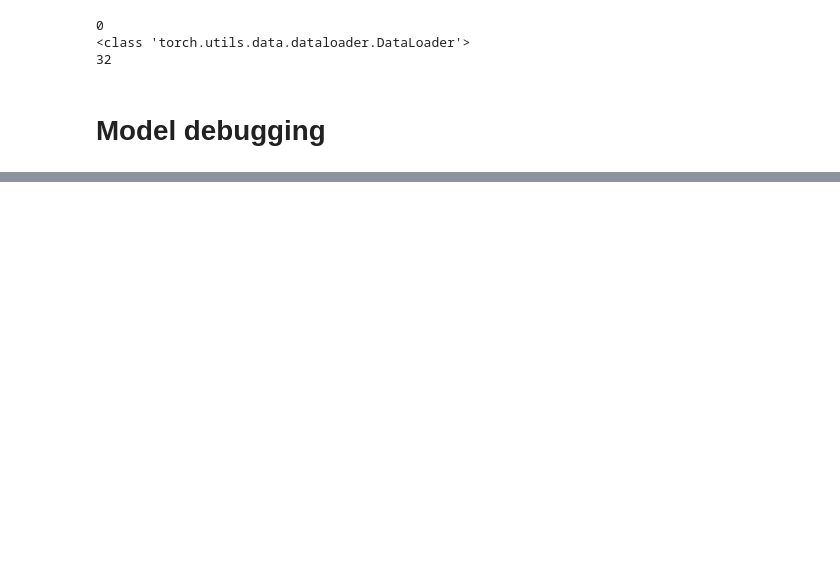
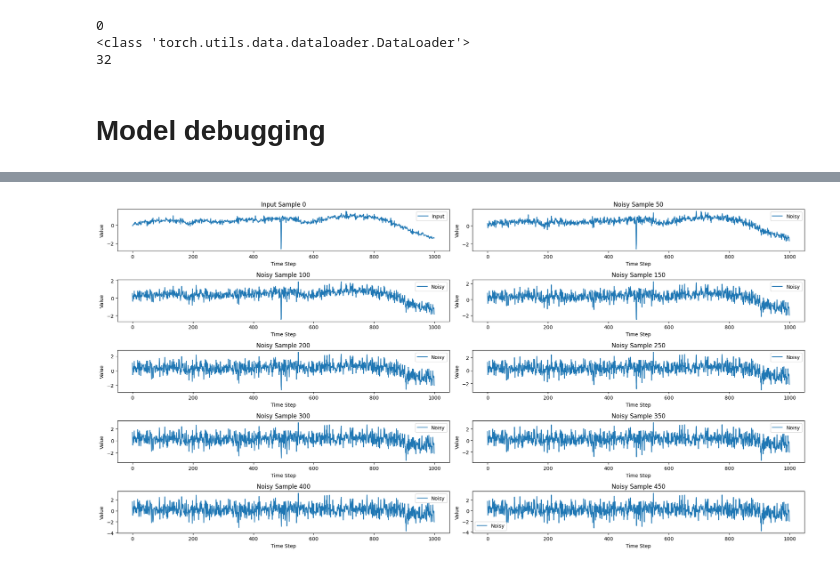
Before and after one commit to yaiciines/MAP594---Time-Series-Anomaly-Detection, a Jupyter notebook: DDPM/vis_Time_Series.ipynb, the cells around one changed output, grey strips where cells are left out. Saved outputs shown, nothing was run; the diff lists cells and outputs as text; code cells hidden in the pictures; blank space fills up the shorter version.

```diff
--- a/DDPM/vis_Time_Series.ipynb
+++ b/DDPM/vis_Time_Series.ipynb
@@ -150,0 +182,98 @@ Saving model...
+# %%
+sequence_length = 18200
+input_size = 2  # Assuming 1D time series data
+
+# Set up dataset and dataloader
+dataset = TimeSeriesDataset(config.data_path,normalize=True)
+
+# Shuffling: The dataloader is currently not shuffling the data (shuffle=False). For training, it's usually better to shuffle to prevent the model from learning sequence order. I've changed this to shuffle=True in the artifact.
+# Dropping last batch: You might want to set drop_last=True in the DataLoader to ensure all batches are of the same size. This can be important for some operations.
+
+dataloader = DataLoader(dataset, batch_size=config.train_batch_size, shuffle=False , drop_last=True)
+# Adjust model initialization================================================================================================
+
+# Initialize TCN model
+model = TCN(
+    input_size=input_size,  # +1 for time information
+    output_size=1,
+    num_channels=[64, 128, 256, 512],
+    kernel_size=3,
+    dropout=0.2
+)
+#================================================================================================
+
+noise_scheduler = NoiseScheduler(
+    num_timesteps=config.num_timesteps,
+    beta_start=config.beta_start,
+    beta_end=config.beta_end,
+    beta_schedule=config.beta_schedule
+)
+
+optimizer = torch.optim.AdamW(
+    model.parameters(),
+    lr=config.learning_rate,
+)
+
+# the training loop
+global_step = 0
+frames = []
+losses = []
+print("Training model...")
+# Training over windows: The code does train over these windows. Each batch contains multiple sequences of length sequence_length.
+
+for epoch in range(config.num_epochs):
+    model.train()
+    progress_bar = tqdm(total=len(dataloader))
+    progress_bar.set_description(f"Epoch {epoch}")
+
+    for step, (batch, timestamps, labels) in enumerate(tqdm(dataloader)):
+        #batch = batch.unsqueeze(-1)  # Add channel dimension: (batch_size, sequence_length, 1)
+
+        print(step)
+        print(batch)
+        print(timestamps)
+        print(labels)
+
+        noise = torch.randn_like(batch)
+
+        timesteps = torch.randint(
+            0, noise_scheduler.num_timesteps, (batch.shape[0],)
+        ).long()
+
+        print('timesteps', timesteps)
+
+        noisy = noise_scheduler.add_noise(batch, noise, timesteps)
+
+        print(f"Batch shape: {batch.shape}")
+        print(f"Noise shape: {noise.shape}")
+        print(f"Noisy shape: {noisy.shape}")
+
+
+        # Visualize the input and noisy data
+        fig, axs = plt.subplots(5, 2, figsize=(20, 10))
+
+        # Plotting the first sample
+        ax = axs[0, 0]
+        ax.plot(batch[0].cpu().numpy())
+        ax.set_title("Input Sample 0")
+        ax.set_xlabel("Time Step")
+        ax.set_ylabel("Value")
+        ax.legend(["Input"])
+
+        # Plotting noisy versions of the first sample
+        for i in range(9):
+            noisy_sample = noise_scheduler.add_noise(batch[0], noise[0], torch.tensor([(i+1)*50]))
+            ax = axs[(i+1) // 2, (i+1) % 2]
+            ax.plot(noisy_sample[0].cpu().numpy())
+            ax.set_title(f"Noisy Sample {(i+1)*50}")
+            ax.set_xlabel("Time Step")
+            ax.set_ylabel("Value")
+            ax.legend(["Noisy"])
+
+        fig.tight_layout()
+        plt.show()
+
+        break  # Remove this line if you want to process the entire dataloader
+
+    progress_bar.close()
+# %% [output]
@@ -150,0 +298 @@ Saving model...
+[figure, added]
```
Also changed, not shown: parts of 17 cells of this notebook, 26 other files.
